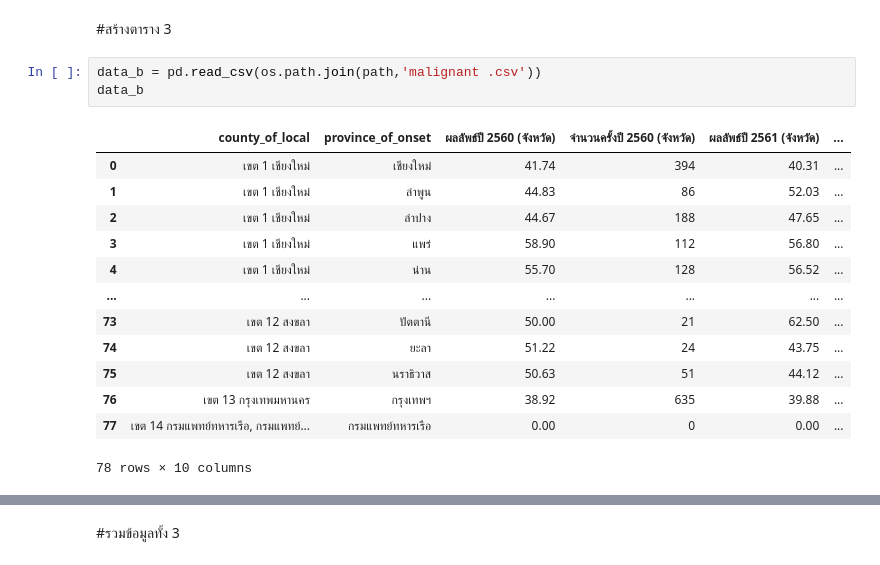
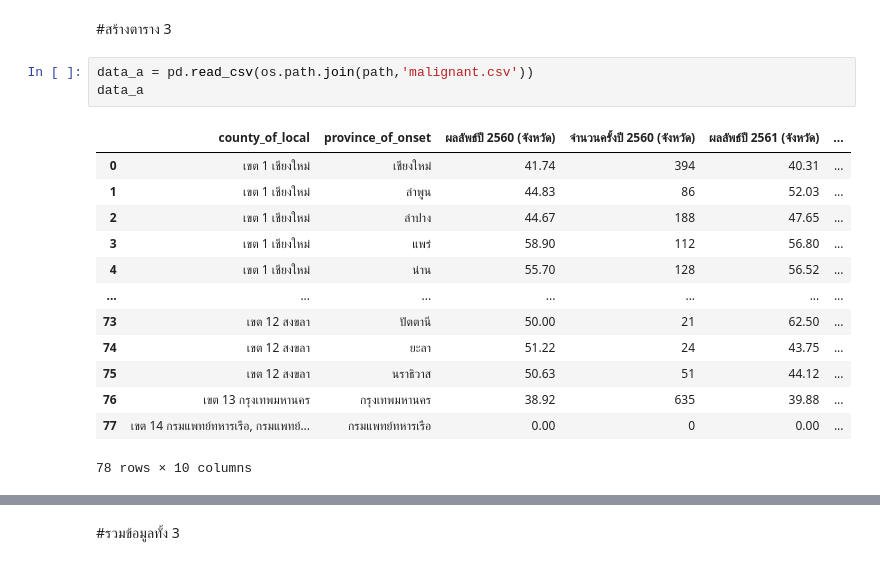
Before and after one commit to sitthatkaja/data_viz_2022, a Jupyter notebook: Project_Group.ipynb, the cells around one changed output, grey strips where cells are left out. Saved outputs shown, nothing was run; the diff lists cells and outputs as text.

```diff
--- a/Project_Group.ipynb
+++ b/Project_Group.ipynb
@@ -434,19 +437,19 @@ dtype: bool
 # %% [markdown]
 #สร้างตาราง 3
 # %%
-data_b = pd.read_csv(os.path.join(path,'malignant .csv'))
-data_b
+data_a = pd.read_csv(os.path.join(path,'malignant.csv'))
+data_a
 # %% [output]
 |  | county_of_local | province_of_onset | ผลลัพธ์ปี 2560 (จังหวัด) | จำนวนครั้งปี 2560 (จังหวัด) | ผลลัพธ์ปี 2561 (จังหวัด) | ... |
 | 0 | เขต 1 เชียงใหม่ | เชียงใหม่ | 41.74 | 394 | 40.31 | ... |
 | 1 | เขต 1 เชียงใหม่ | ลำพูน | 44.83 | 86 | 52.03 | ... |
 | 2 | เขต 1 เชียงใหม่ | ลำปาง | 44.67 | 188 | 47.65 | ... |
 | 3 | เขต 1 เชียงใหม่ | แพร่ | 58.90 | 112 | 56.80 | ... |
 | 4 | เขต 1 เชียงใหม่ | น่าน | 55.70 | 128 | 56.52 | ... |
 | ... | ... | ... | ... | ... | ... | ... |
 | 73 | เขต 12 สงขลา | ปัตตานี | 50.00 | 21 | 62.50 | ... |
 | 74 | เขต 12 สงขลา | ยะลา | 51.22 | 24 | 43.75 | ... |
 | 75 | เขต 12 สงขลา | นราธิวาส | 50.63 | 51 | 44.12 | ... |
-| 76 | เขต 13 กรุงเทพมหานคร | กรุงเทพฯ | 38.92 | 635 | 39.88 | ... |
+| 76 | เขต 13 กรุงเทพมหานคร | กรุงเทพมหานคร | 38.92 | 635 | 39.88 | ... |
 | 77 | เขต 14 กรมแพทย์ทหารเรือ, กรมแพทย์... | กรมแพทย์ทหารเรือ | 0.00 | 0 | 0.00 | ... |
 78 rows × 10 columns
```
Also changed, not shown: parts of 19 cells of this notebook.
